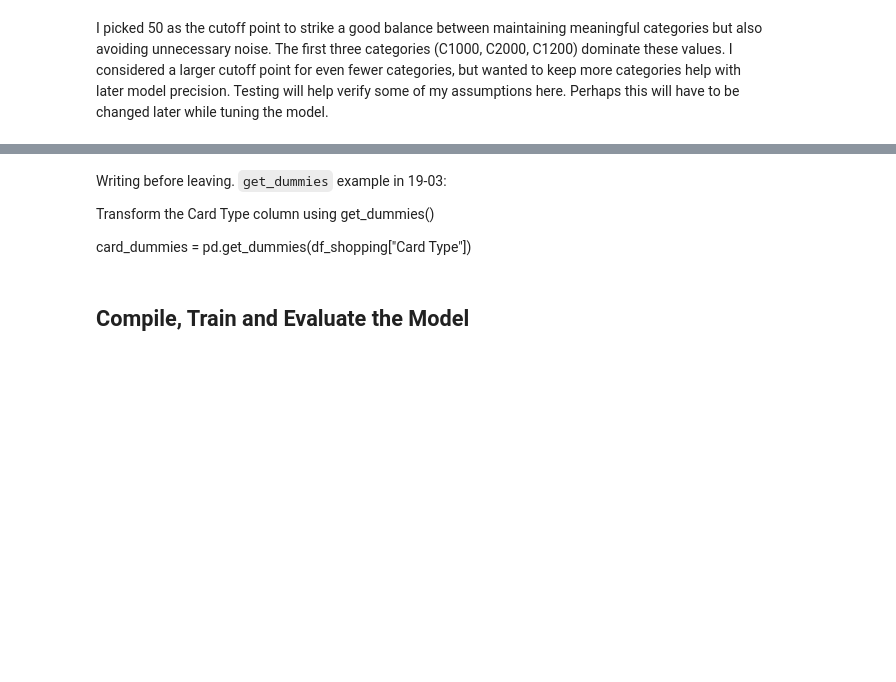
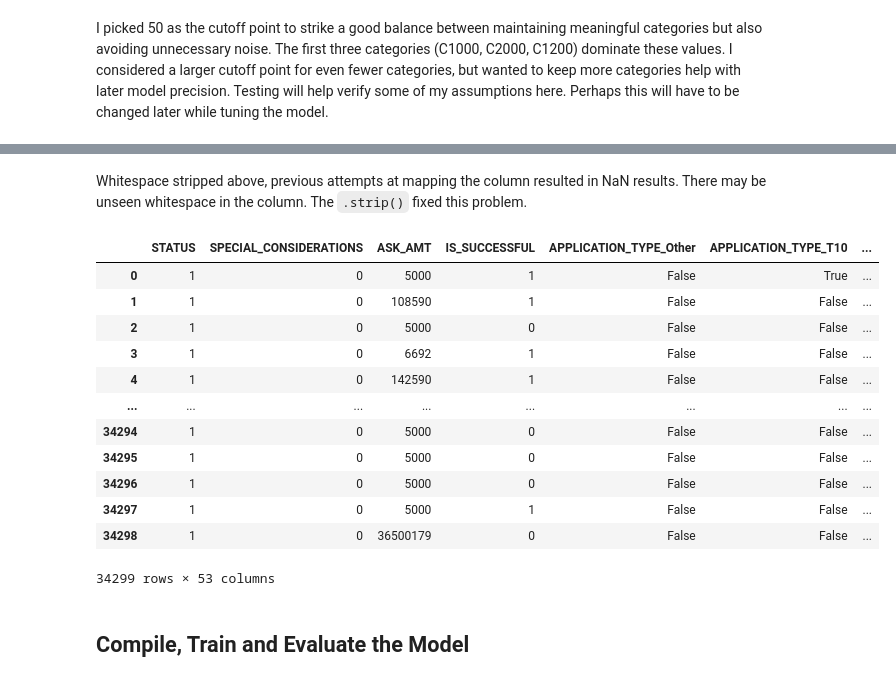
Before and after one commit to nickbartram/deep-learning-challenge, a Jupyter notebook: Starter_Code.ipynb, the cells around one changed output, grey strips where cells are left out. Drawn from its saved outputs; the diff is of its cells as text; code cells hidden in the pictures; blank space fills up the shorter version.

Commit message:
Fixed get_dummies issue with 'SPECIAL_CONSIDERATIONS' column not mapping correctly

```diff
--- a/Starter_Code.ipynb
+++ b/Starter_Code.ipynb
@@ -171,12 +180,39 @@ I picked 50 as the cutoff point to strike a good balance between maintaining mea
 # %%
 # Convert categorical data to numeric with `pd.get_dummies`
-#  YOUR CODE GOES HERE
+application_dummies = pd.get_dummies(application_df[
+    ['APPLICATION_TYPE', 'AFFILIATION', 'CLASSIFICATION', 'USE_CASE', 'ORGANIZATION', 'INCOME_AMT']
+    ])
-# %% [markdown]
-Writing before leaving. `get_dummies` example in 19-03:
-
-Transform the Card Type column using get_dummies()
-
-card_dummies = pd.get_dummies(df_shopping["Card Type"])
+# %%
+# Drop the categorical columns
+application_df = application_df.drop(columns= ['APPLICATION_TYPE', 'AFFILIATION', 'CLASSIFICATION', 'USE_CASE', 'ORGANIZATION', 'INCOME_AMT'])
+# %%
+# Strip whitespace from 'SPECIAL_CONSIDERATIONS'
+application_df['SPECIAL_CONSIDERATIONS'] = application_df['SPECIAL_CONSIDERATIONS'].str.strip()
+
+# Map the 'SPECIAL_CONSIDERATIONS' column to numeric binary (1/0 instead of Y/N)
+application_df['SPECIAL_CONSIDERATIONS'] = application_df['SPECIAL_CONSIDERATIONS'].map({'Y':1, 'N':0})
+# %% [markdown]
+Whitespace stripped above, previous attempts at mapping the column resulted in NaN results. There may be unseen whitespace in the column. The `.strip()` fixed this problem.
+# %%
+# Concatenate the dummies with the dataframe
+transformed_application_df = pd.concat([application_df, application_dummies], axis=1)
+
+# Display
+transformed_application_df
+# %% [output]
+|  | STATUS | SPECIAL_CONSIDERATIONS | ASK_AMT | IS_SUCCESSFUL | APPLICATION_TYPE_Other | APPLICATION_TYPE_T10 | ... |
+| 0 | 1 | 0 | 5000 | 1 | False | True | ... |
+| 1 | 1 | 0 | 108590 | 1 | False | False | ... |
+| 2 | 1 | 0 | 5000 | 0 | False | False | ... |
+| 3 | 1 | 0 | 6692 | 1 | False | False | ... |
+| 4 | 1 | 0 | 142590 | 1 | False | False | ... |
+| ... | ... | ... | ... | ... | ... | ... | ... |
+| 34294 | 1 | 0 | 5000 | 0 | False | False | ... |
+| 34295 | 1 | 0 | 5000 | 0 | False | False | ... |
+| 34296 | 1 | 0 | 5000 | 0 | False | False | ... |
+| 34297 | 1 | 0 | 5000 | 1 | False | False | ... |
+| 34298 | 1 | 0 | 36500179 | 0 | False | False | ... |
+34299 rows × 53 columns
 # %%
 # Split our preprocessed data into our features and target arrays
 #  YOUR CODE GOES HERE
```
Also changed, not shown: parts of 1 cell of this notebook.
